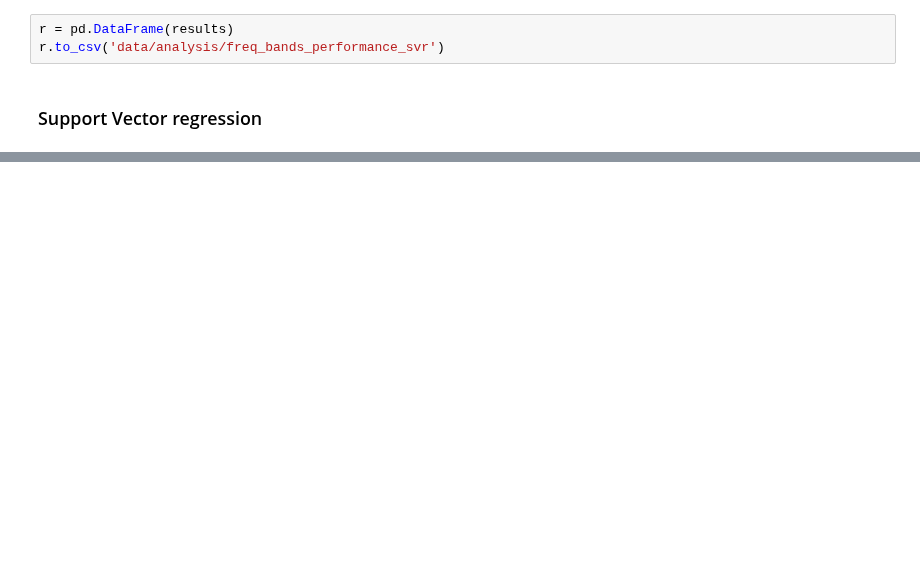
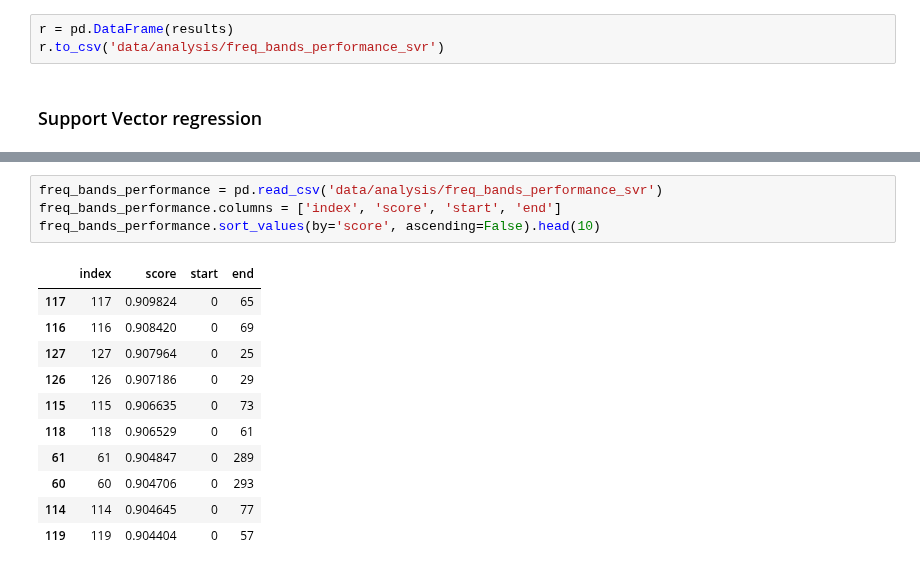
Before and after one commit to LucaHermes/PiezoAntenna, a Jupyter notebook: Piezo Antenna.ipynb, the cells around one changed output, grey strips where cells are left out. Drawn from its saved outputs; the diff is of its cells as text; blank space fills up the shorter version.

```diff
--- a/Piezo Antenna.ipynb
+++ b/Piezo Antenna.ipynb
@@ -737,0 +771,16 @@ TypeError: can't multiply sequence by non-int of type 'float'
+# %%
+freq_bands_performance = pd.read_csv('data/analysis/freq_bands_performance_svr')
+freq_bands_performance.columns = ['index', 'score', 'start', 'end']
+freq_bands_performance.sort_values(by='score', ascending=False).head(10)
+# %% [output]
+|  | index | score | start | end |
+| 117 | 117 | 0.909824 | 0 | 65 |
+| 116 | 116 | 0.908420 | 0 | 69 |
+| 127 | 127 | 0.907964 | 0 | 25 |
+| 126 | 126 | 0.907186 | 0 | 29 |
+| 115 | 115 | 0.906635 | 0 | 73 |
+| 118 | 118 | 0.906529 | 0 | 61 |
+| 61 | 61 | 0.904847 | 0 | 289 |
+| 60 | 60 | 0.904706 | 0 | 293 |
+| 114 | 114 | 0.904645 | 0 | 77 |
+| 119 | 119 | 0.904404 | 0 | 57 |
```
Also changed, not shown: parts of 17 cells of this notebook.
